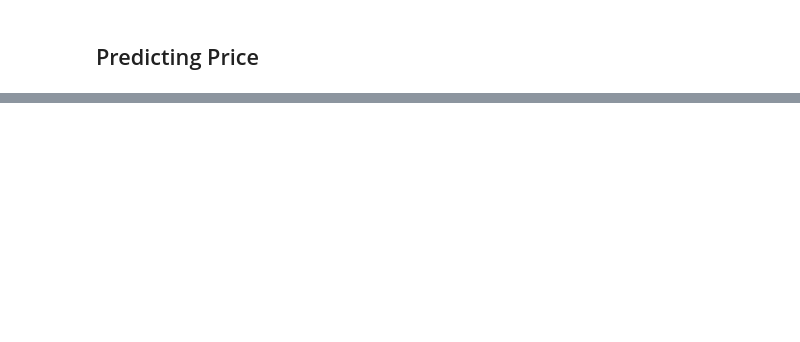
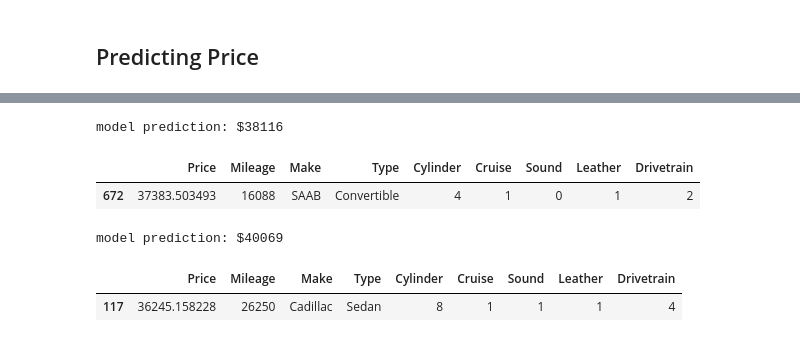
Before and after one commit to Ozxahmed/ML_DS_DL_Udemy_Course, a Jupyter notebook: s3_2_clean_project.ipynb, the cells around one changed output, grey strips where cells are left out. Saved outputs shown, nothing was run; the diff lists cells and outputs as text; code cells hidden in the pictures; blank space fills up the shorter version.

```diff
--- a/s3_2_clean_project.ipynb
+++ b/s3_2_clean_project.ipynb
@@ -690,0 +793,14 @@ scaledPredicting = ss.transform([[]])
+# %%
+print('model prediction: $38116')
+cars.iloc[[672]]
+# %% [output]
+model prediction: $38116
+|  | Price | Mileage | Make | Type | Cylinder | Cruise | Sound | Leather | Drivetrain |
+| 672 | 37383.503493 | 16088 | SAAB | Convertible | 4 | 1 | 0 | 1 | 2 |
+# %%
+print('model prediction: $40069')
+cars.iloc[[117]]
+# %% [output]
+model prediction: $40069
+|  | Price | Mileage | Make | Type | Cylinder | Cruise | Sound | Leather | Drivetrain |
+| 117 | 36245.158228 | 26250 | Cadillac | Sedan | 8 | 1 | 1 | 1 | 4 |
```
Also changed, not shown: parts of 16 cells of this notebook.
